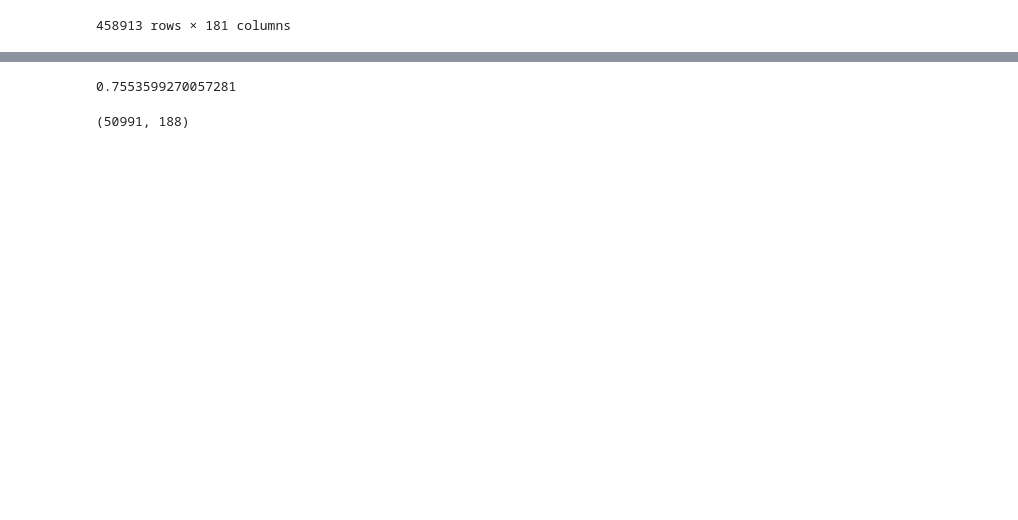
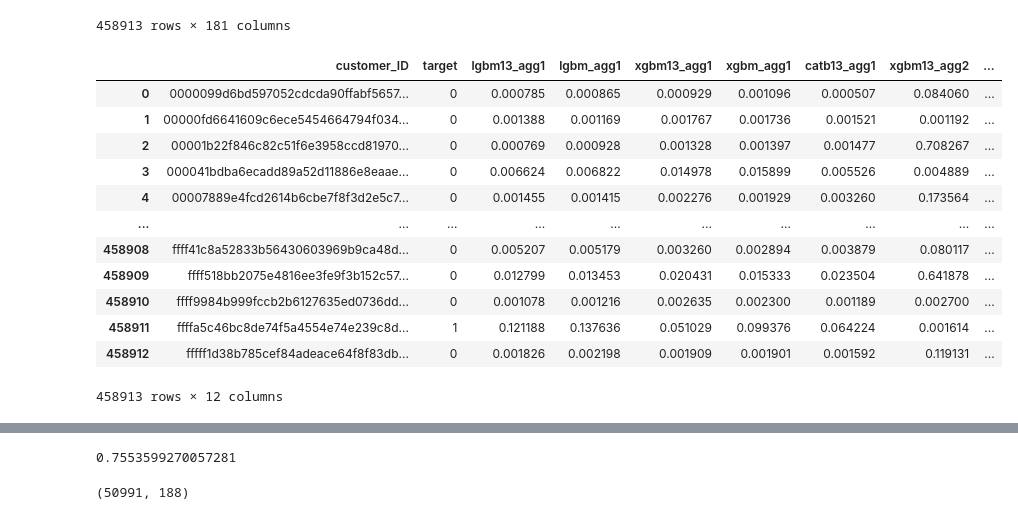
Before and after one commit to NimaMan/probability_of_deafult_prediction, a Jupyter notebook: scripts/ipynb_scripts/ensemble_es.ipynb, the cells around one changed output, grey strips where cells are left out. Cells and saved outputs as stored; diff of their text form; code cells hidden in the pictures; blank space fills up the shorter version.

```diff
--- a/scripts/ipynb_scripts/ensemble_es.ipynb
+++ b/scripts/ipynb_scripts/ensemble_es.ipynb
@@ -43,6 +43,8 @@ data
 | 458911 | ffffa5c46bc8de74f5a4554e74e239c8d... | 1 | 0.332922 | 0.257528 | 0.341581 | 0.119195 | 0.257795 | 0.292490 | 0.329601 | 0.271069 | ... | ... |
 | 458912 | fffff1d38b785cef84adeace64f8f83db... | 0 | 0.252889 | 0.257368 | 0.291778 | 0.224240 | 0.171385 | 0.293117 | 0.383201 | 0.272010 | ... | ... |
 458913 rows × 181 columns
+# %%
+data = pd.read_csv(PREDDIR+"train_pred.csv")
 # %%
 import torch.nn.functional as F
 
@@ -122,6 +124,24 @@ class MLP(ESModule):
         return torch.sigmoid(self.fcout(h))
 # %%
 from sklearn.model_selection import train_test_split
+# %%
+data = data[data.columns[0:12]]
+# %%
+data
+# %% [output]
+|  | customer_ID | target | lgbm13_agg1 | lgbm_agg1 | xgbm13_agg1 | xgbm_agg1 | catb13_agg1 | xgbm13_agg2 | ... |
+| 0 | 0000099d6bd597052cdcda90ffabf5657... | 0 | 0.000785 | 0.000865 | 0.000929 | 0.001096 | 0.000507 | 0.084060 | ... |
+| 1 | 00000fd6641609c6ece5454664794f034... | 0 | 0.001388 | 0.001169 | 0.001767 | 0.001736 | 0.001521 | 0.001192 | ... |
+| 2 | 00001b22f846c82c51f6e3958ccd81970... | 0 | 0.000769 | 0.000928 | 0.001328 | 0.001397 | 0.001477 | 0.708267 | ... |
+| 3 | 000041bdba6ecadd89a52d11886e8eaae... | 0 | 0.006624 | 0.006822 | 0.014978 | 0.015899 | 0.005526 | 0.004889 | ... |
+| 4 | 00007889e4fcd2614b6cbe7f8f3d2e5c7... | 0 | 0.001455 | 0.001415 | 0.002276 | 0.001929 | 0.003260 | 0.173564 | ... |
+| ... | ... | ... | ... | ... | ... | ... | ... | ... | ... |
+| 458908 | ffff41c8a52833b56430603969b9ca48d... | 0 | 0.005207 | 0.005179 | 0.003260 | 0.002894 | 0.003879 | 0.080117 | ... |
+| 458909 | ffff518bb2075e4816ee3fe9f3b152c57... | 0 | 0.012799 | 0.013453 | 0.020431 | 0.015333 | 0.023504 | 0.641878 | ... |
+| 458910 | ffff9984b999fccb2b6127635ed0736dd... | 0 | 0.001078 | 0.001216 | 0.002635 | 0.002300 | 0.001189 | 0.002700 | ... |
+| 458911 | ffffa5c46bc8de74f5a4554e74e239c8d... | 1 | 0.121188 | 0.137636 | 0.051029 | 0.099376 | 0.064224 | 0.001614 | ... |
+| 458912 | fffff1d38b785cef84adeace64f8f83db... | 0 | 0.001826 | 0.002198 | 0.001909 | 0.001901 | 0.001592 | 0.119131 | ... |
+458913 rows × 12 columns
 # %%
 X = data[data.columns[2:]].values
 train_labels = data["target"].values.reshape(-1, 1)
```
Also changed, not shown: parts of 3 cells of this notebook, 5 other files.
